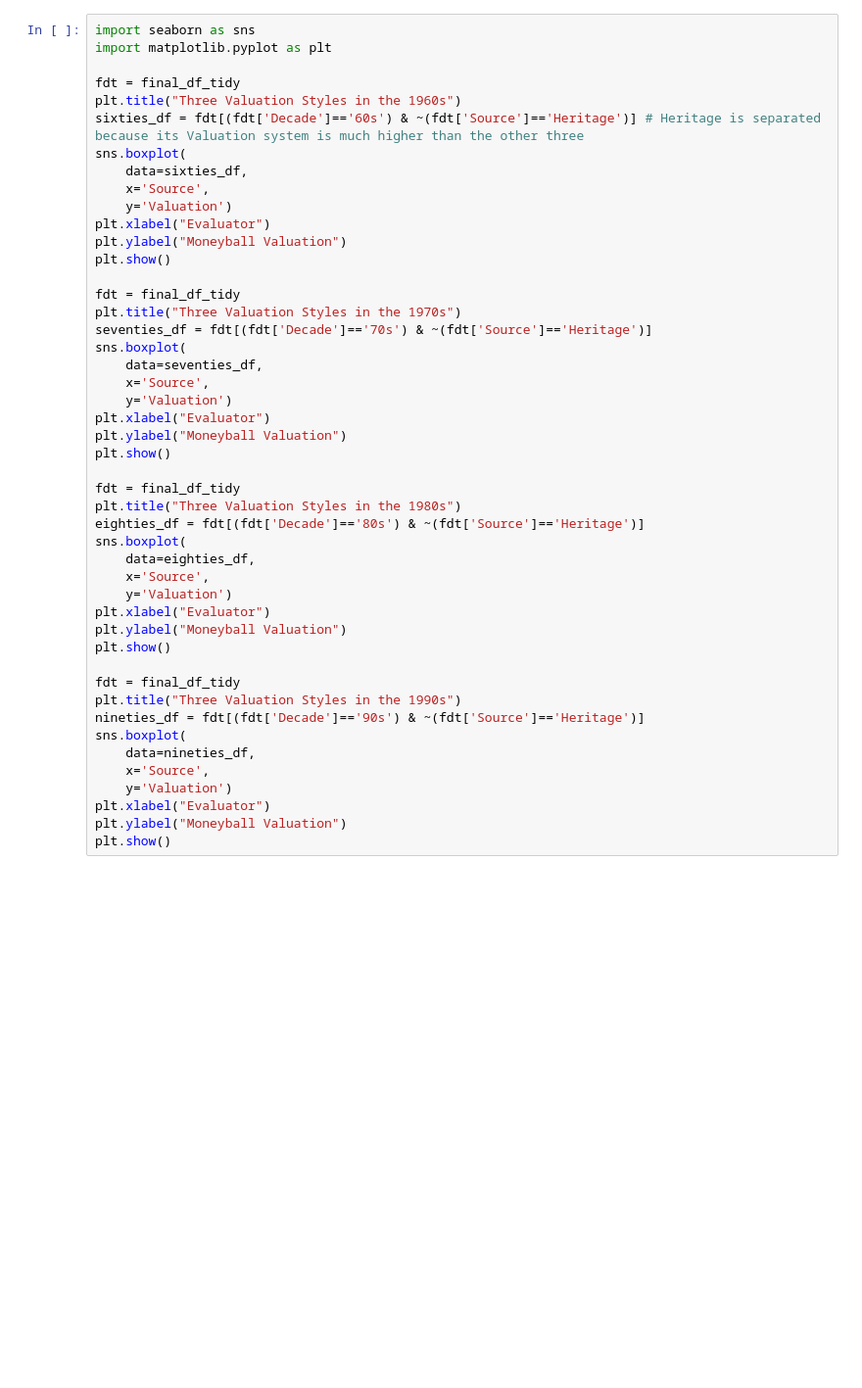
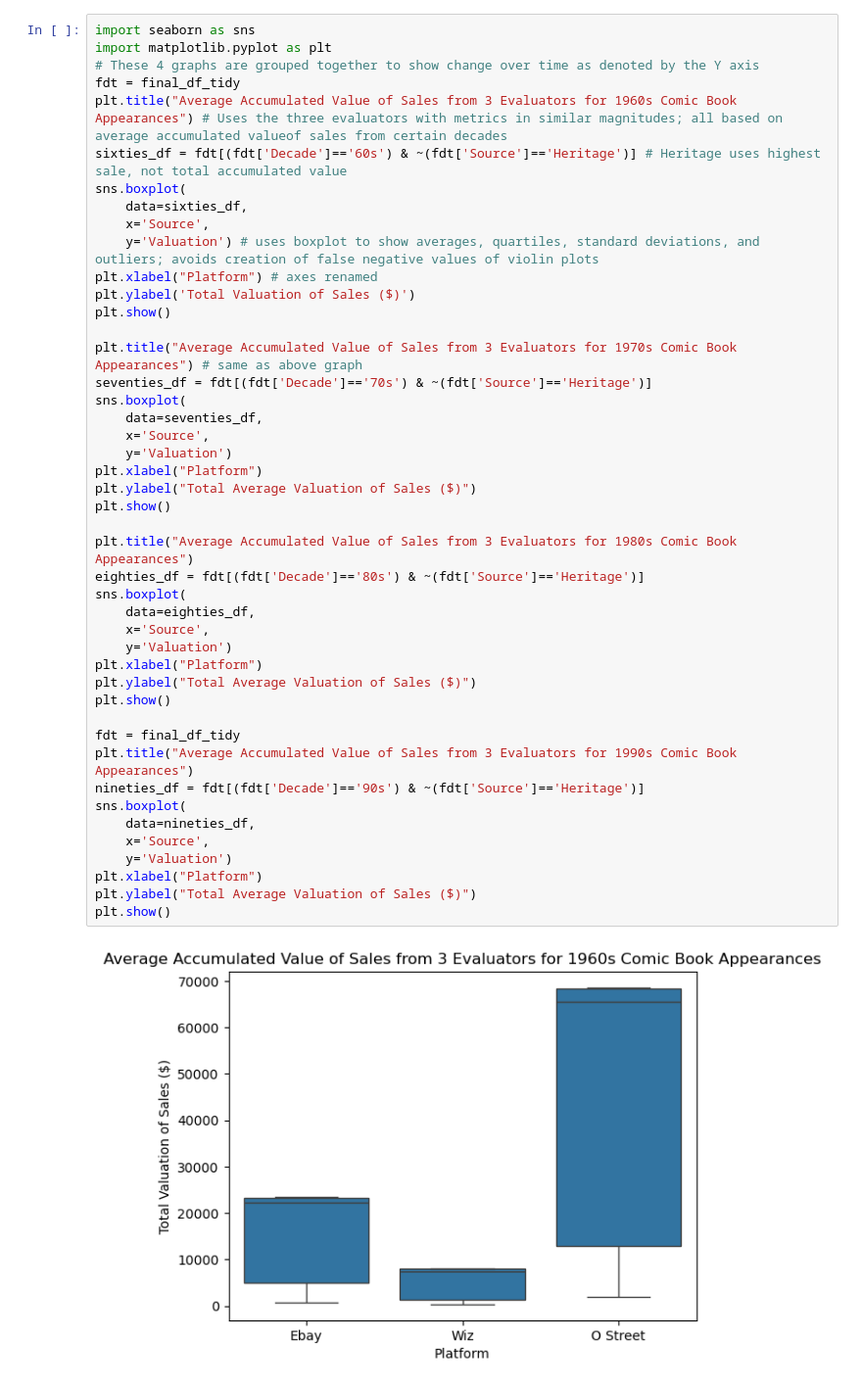
Before and after one commit to dstangel58/STANGEL-Data-Science-Portfolio, a Jupyter notebook: TidyData-Project/ProjectCode.ipynb, the cells around one changed output. Shown at 98% size. Drawn from its saved outputs; the diff is of its cells as text; blank space fills up the shorter version.

```diff
--- a/TidyData-Project/ProjectCode.ipynb
+++ b/TidyData-Project/ProjectCode.ipynb
@@ -75,47 +58,47 @@ Name: count, dtype: int64
 # %%
 import seaborn as sns
 import matplotlib.pyplot as plt
-
+# These 4 graphs are grouped together to show change over time as denoted by the Y axis
 fdt = final_df_tidy
-plt.title("Three Valuation Styles in the 1960s")
-sixties_df = fdt[(fdt['Decade']=='60s') & ~(fdt['Source']=='Heritage')] # Heritage is separated because its Valuation system is much higher than the other three
+plt.title("Average Accumulated Value of Sales from 3 Evaluators for 1960s Comic Book Appearances") # Uses the three evaluators with metrics in similar magnitudes; all based on average accumulated valueof sales from certain decades
+sixties_df = fdt[(fdt['Decade']=='60s') & ~(fdt['Source']=='Heritage')] # Heritage uses highest sale, not total accumulated value
 sns.boxplot(
     data=sixties_df,
     x='Source',
-    y='Valuation')
-plt.xlabel("Evaluator")
-plt.ylabel("Moneyball Valuation")
+    y='Valuation') # uses boxplot to show averages, quartiles, standard deviations, and outliers; avoids creation of false negative values of violin plots
+plt.xlabel("Platform") # axes renamed
+plt.ylabel('Total Valuation of Sales ($)')
 plt.show()
 
-fdt = final_df_tidy
-plt.title("Three Valuation Styles in the 1970s")
+plt.title("Average Accumulated Value of Sales from 3 Evaluators for 1970s Comic Book Appearances") # same as above graph
 seventies_df = fdt[(fdt['Decade']=='70s') & ~(fdt['Source']=='Heritage')]
 sns.boxplot(
     data=seventies_df,
     x='Source',
     y='Valuation')
-plt.xlabel("Evaluator")
-plt.ylabel("Moneyball Valuation")
+plt.xlabel("Platform")
+plt.ylabel("Total Average Valuation of Sales ($)")
 plt.show()
 
-fdt = final_df_tidy
-plt.title("Three Valuation Styles in the 1980s")
+plt.title("Average Accumulated Value of Sales from 3 Evaluators for 1980s Comic Book Appearances")
 eighties_df = fdt[(fdt['Decade']=='80s') & ~(fdt['Source']=='Heritage')]
 sns.boxplot(
     data=eighties_df,
     x='Source',
     y='Valuation')
-plt.xlabel("Evaluator")
-plt.ylabel("Moneyball Valuation")
+plt.xlabel("Platform")
+plt.ylabel("Total Average Valuation of Sales ($)")
 plt.show()
 
 fdt = final_df_tidy
-plt.title("Three Valuation Styles in the 1990s")
+plt.title("Average Accumulated Value of Sales from 3 Evaluators for 1990s Comic Book Appearances")
 nineties_df = fdt[(fdt['Decade']=='90s') & ~(fdt['Source']=='Heritage')]
 sns.boxplot(
     data=nineties_df,
     x='Source',
     y='Valuation')
-plt.xlabel("Evaluator")
-plt.ylabel("Moneyball Valuation")
+plt.xlabel("Platform")
+plt.ylabel("Total Average Valuation of Sales ($)")
 plt.show()
+# %% [output]
+[figure, added]
```
Also changed, not shown: parts of 12 cells of this notebook.
